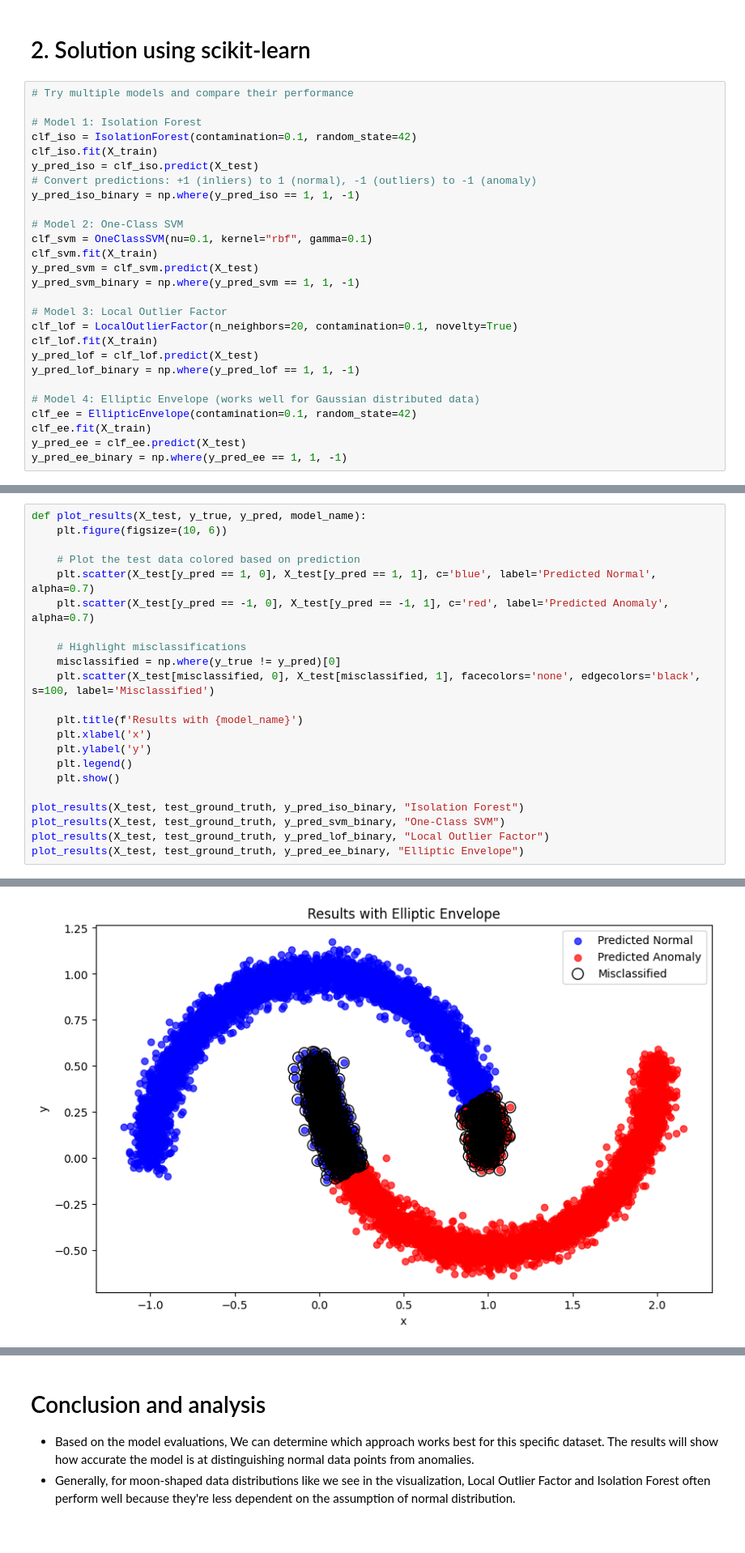
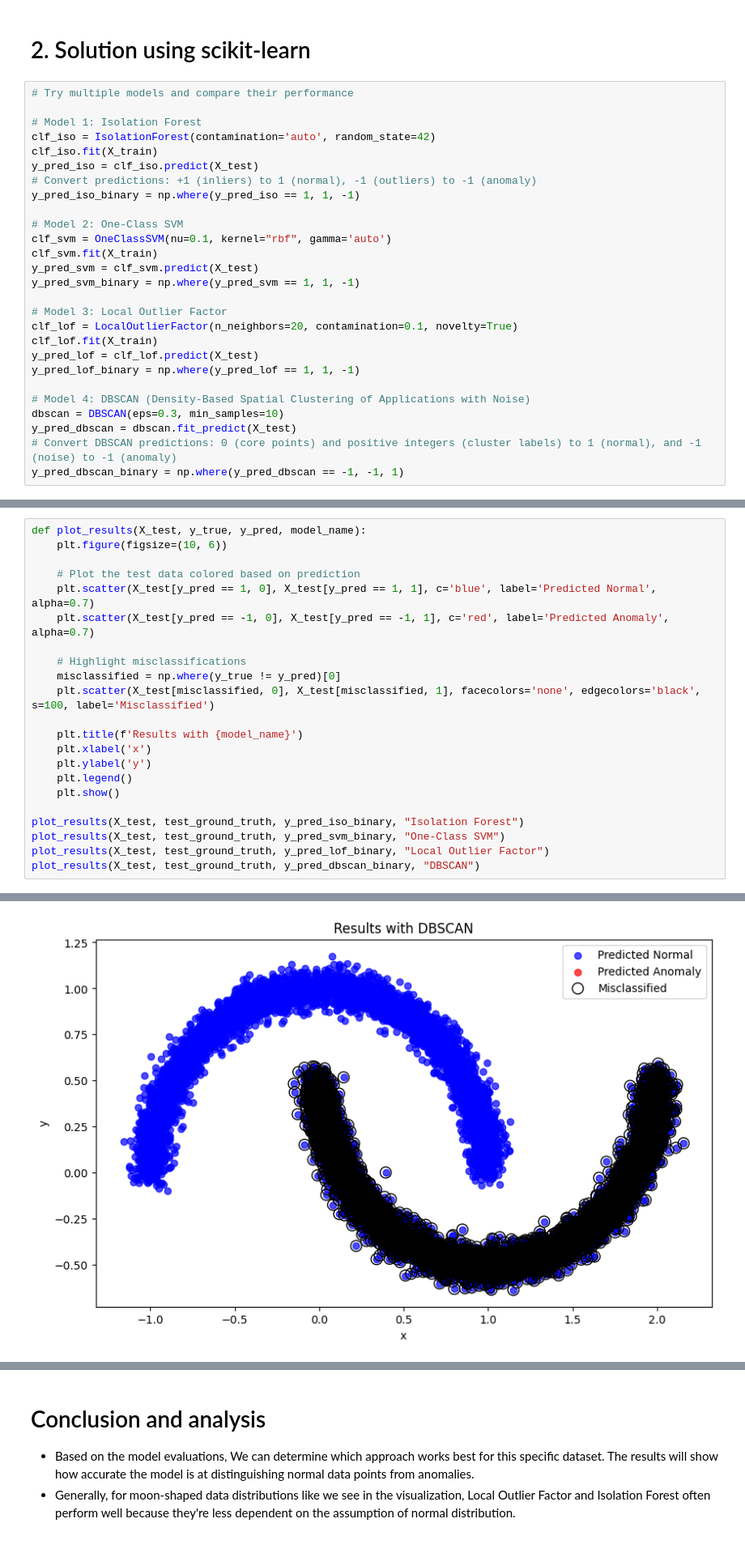
Before and after one commit to yash0521/Anomaly-Detection-Test, a Jupyter notebook: task.ipynb, the cells around one changed output, grey strips where cells are left out. Shown at 81% size. Saved outputs shown, nothing was run; the diff lists cells and outputs as text.

Commit message:
Use DBSCAN Algorithm

```diff
--- a/task.ipynb
+++ b/task.ipynb
@@ -79,14 +79,14 @@ This is a **semi-supervised** anomaly detection problem because:
 # Try multiple models and compare their performance
 
 # Model 1: Isolation Forest
-clf_iso = IsolationForest(contamination=0.1, random_state=42)
+clf_iso = IsolationForest(contamination='auto', random_state=42)
 clf_iso.fit(X_train)
 y_pred_iso = clf_iso.predict(X_test)
 # Convert predictions: +1 (inliers) to 1 (normal), -1 (outliers) to -1 (anomaly)
 y_pred_iso_binary = np.where(y_pred_iso == 1, 1, -1)
 
 # Model 2: One-Class SVM
-clf_svm = OneClassSVM(nu=0.1, kernel="rbf", gamma=0.1)
+clf_svm = OneClassSVM(nu=0.1, kernel="rbf", gamma='auto')
 clf_svm.fit(X_train)
 y_pred_svm = clf_svm.predict(X_test)
 y_pred_svm_binary = np.where(y_pred_svm == 1, 1, -1)
@@ -97,11 +97,11 @@ clf_lof.fit(X_train)
 y_pred_lof = clf_lof.predict(X_test)
 y_pred_lof_binary = np.where(y_pred_lof == 1, 1, -1)
 
-# Model 4: Elliptic Envelope (works well for Gaussian distributed data)
-clf_ee = EllipticEnvelope(contamination=0.1, random_state=42)
-clf_ee.fit(X_train)
-y_pred_ee = clf_ee.predict(X_test)
-y_pred_ee_binary = np.where(y_pred_ee == 1, 1, -1)
+# Model 4: DBSCAN (Density-Based Spatial Clustering of Applications with Noise)
+dbscan = DBSCAN(eps=0.3, min_samples=10)
+y_pred_dbscan = dbscan.fit_predict(X_test)
+# Convert DBSCAN predictions: 0 (core points) and positive integers (cluster labels) to 1 (normal), and -1 (noise) to -1 (anomaly)
+y_pred_dbscan_binary = np.where(y_pred_dbscan == -1, -1, 1)
 # %%
 # Evaluating model performance
 
@@ -171,5 +171,5 @@ def plot_results(X_test, y_true, y_pred, model_name):
 plot_results(X_test, test_ground_truth, y_pred_iso_binary, "Isolation Forest")
 plot_results(X_test, test_ground_truth, y_pred_svm_binary, "One-Class SVM")
 plot_results(X_test, test_ground_truth, y_pred_lof_binary, "Local Outlier Factor")
-plot_results(X_test, test_ground_truth, y_pred_ee_binary, "Elliptic Envelope")
+plot_results(X_test, test_ground_truth, y_pred_dbscan_binary, "DBSCAN")
 # %% [output]
@@ -178,5 +178,5 @@ plot_results(X_test, test_ground_truth, y_pred_ee_binary, "Elliptic Envelope")
 [figure]
-[figure, old version]
+[figure, new version]
 # %%
 # Combine predictions from multiple models for a potential improvement
 ensemble_preds = np.zeros(len(y_pred_iso_binary))
```
Also changed, not shown: parts of 4 cells of this notebook, 4 other files.
